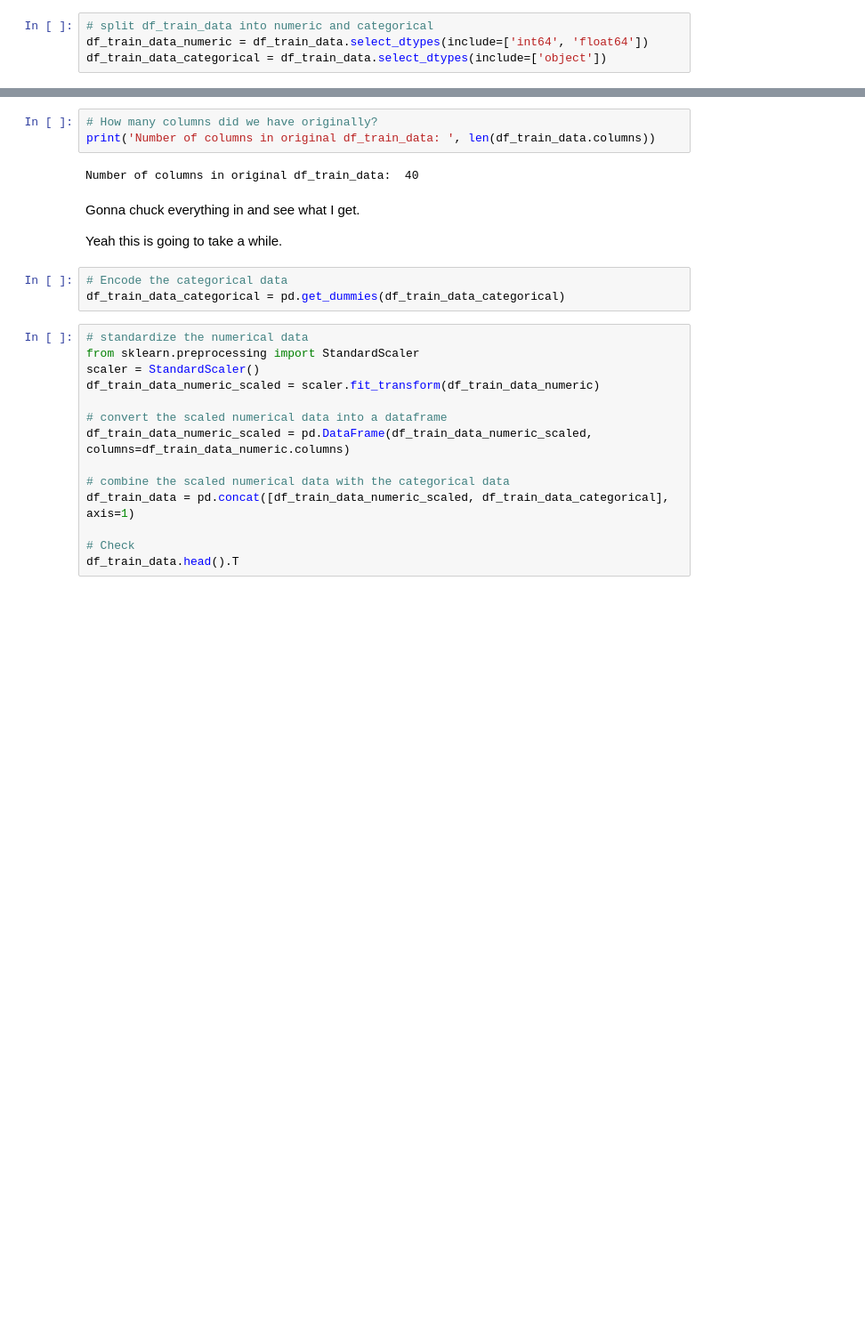
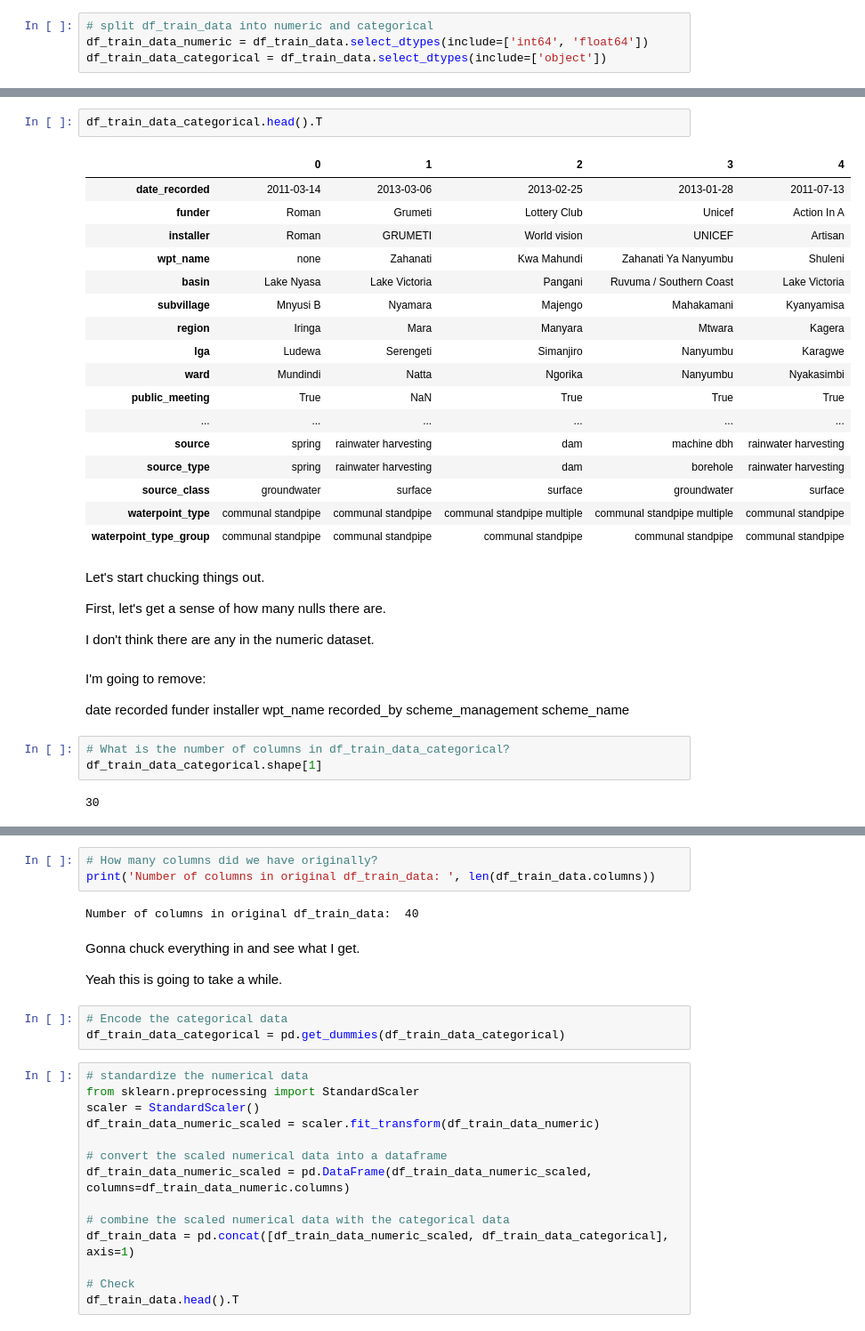
Before and after one commit to Kaewin/Predicting-Water-Wells-In-Need-Of-Repair-For-The-Government-Of-Tanzania, a Jupyter notebook: eda2.ipynb, the cells around one changed output, grey strips where cells are left out. Shown at 89% size. Drawn from its saved outputs; the diff is of its cells as text; blank space fills up the shorter version.

Commit message:
Starting on pipeline branch.

```diff
--- a/eda2.ipynb
+++ b/eda2.ipynb
@@ -34,0 +88,41 @@ df_train_data_categorical = df_train_data.select_dtypes(include=['object'])
+# %%
+df_train_data_categorical.head().T
+# %% [output]
+|  | 0 | 1 | 2 | 3 | 4 |
+| date_recorded | 2011-03-14 | 2013-03-06 | 2013-02-25 | 2013-01-28 | 2011-07-13 |
+| funder | Roman | Grumeti | Lottery Club | Unicef | Action In A |
+| installer | Roman | GRUMETI | World vision | UNICEF | Artisan |
+| wpt_name | none | Zahanati | Kwa Mahundi | Zahanati Ya Nanyumbu | Shuleni |
+| basin | Lake Nyasa | Lake Victoria | Pangani | Ruvuma / Southern Coast | Lake Victoria |
+| subvillage | Mnyusi B | Nyamara | Majengo | Mahakamani | Kyanyamisa |
+| region | Iringa | Mara | Manyara | Mtwara | Kagera |
+| lga | Ludewa | Serengeti | Simanjiro | Nanyumbu | Karagwe |
+| ward | Mundindi | Natta | Ngorika | Nanyumbu | Nyakasimbi |
+| public_meeting | True | NaN | True | True | True |
+| ... | ... | ... | ... | ... | ... |
+| source | spring | rainwater harvesting | dam | machine dbh | rainwater harvesting |
+| source_type | spring | rainwater harvesting | dam | borehole | rainwater harvesting |
+| source_class | groundwater | surface | surface | groundwater | surface |
+| waterpoint_type | communal standpipe | communal standpipe | communal standpipe multiple | communal standpipe multiple | communal standpipe |
+| waterpoint_type_group | communal standpipe | communal standpipe | communal standpipe | communal standpipe | communal standpipe |
+# %% [markdown]
+Let's start chucking things out.
+
+First, let's get a sense of how many nulls there are.
+
+I don't think there are any in the numeric dataset.
+# %% [markdown]
+I'm going to remove:
+
+date recorded
+funder
+installer
+wpt_name
+recorded_by
+scheme_management
+scheme_name
+# %%
+# What is the number of columns in df_train_data_categorical?
+df_train_data_categorical.shape[1]
+# %% [output]
+30
```
Also changed, not shown: parts of 23 cells of this notebook, 2 other files.
